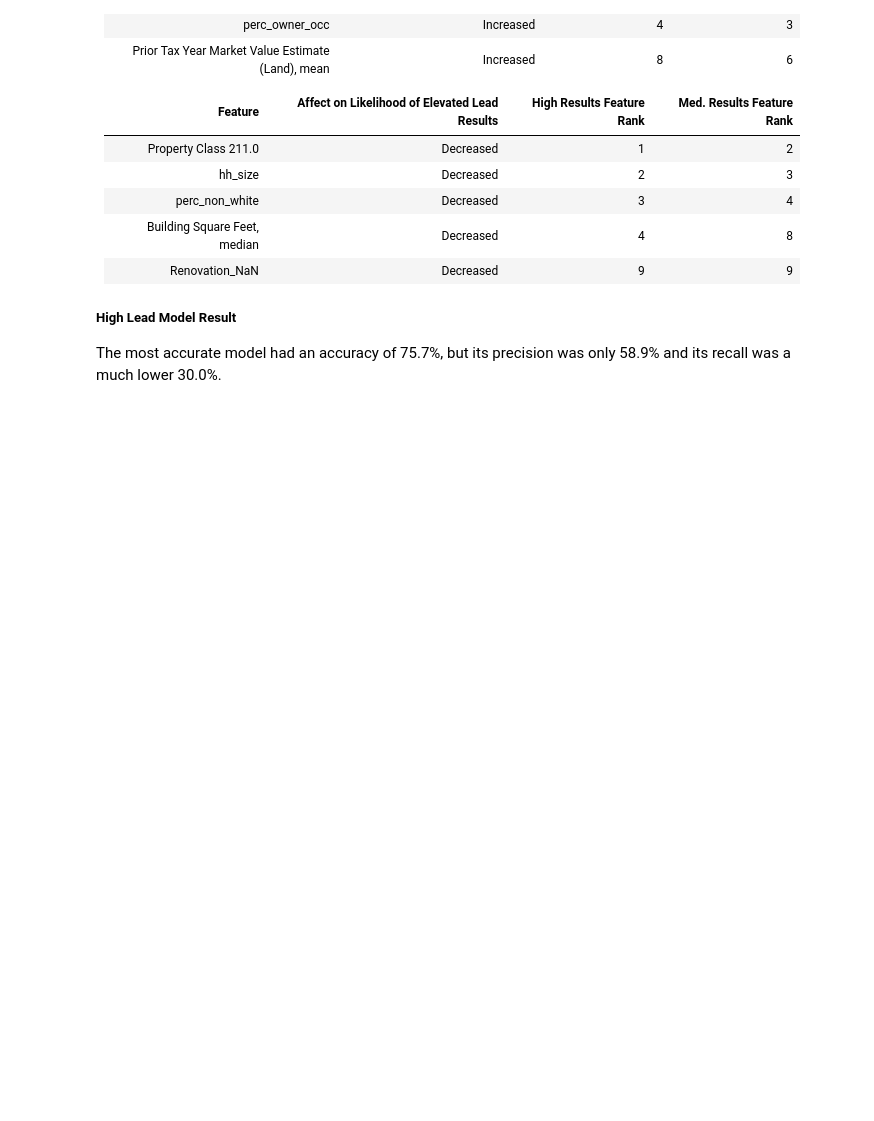
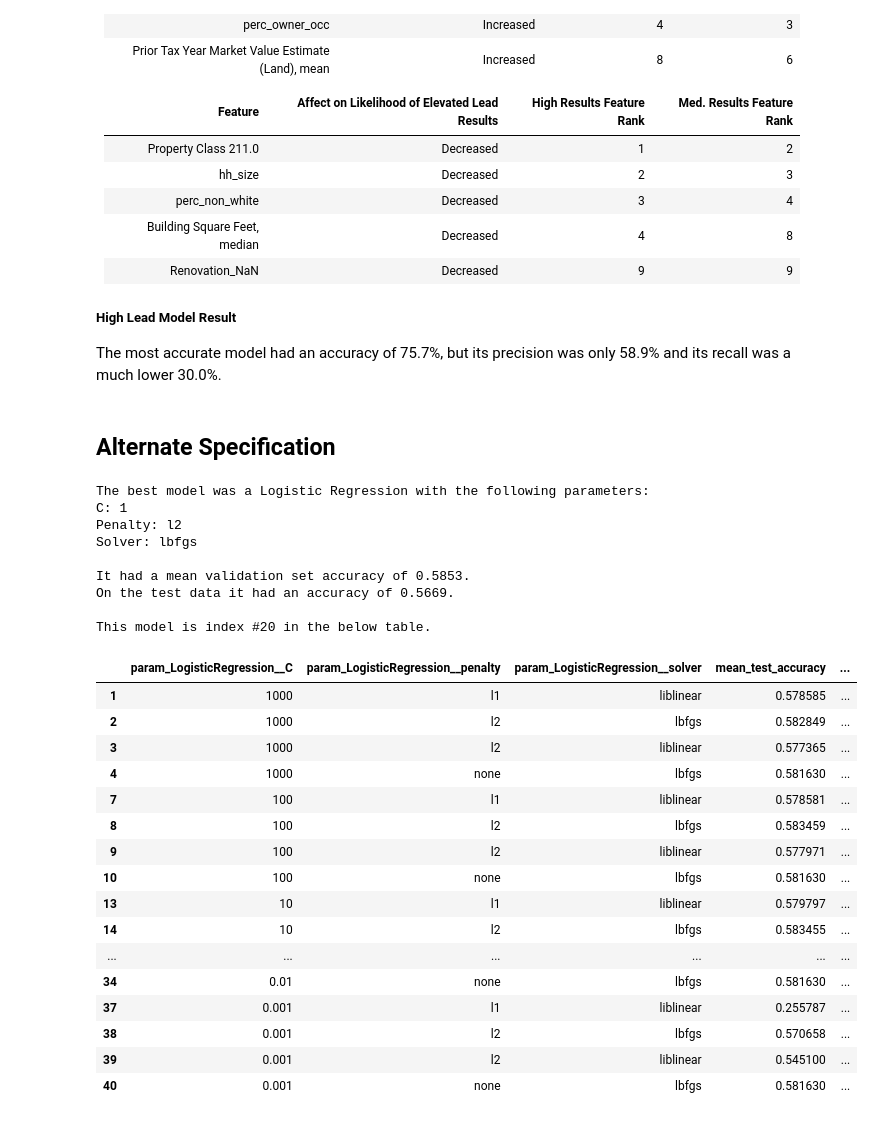
Before and after one commit to vbalza/chicago_water_lead, a Jupyter notebook: Logistic Model.ipynb, the cells around one changed output. Cells and saved outputs as stored; diff of their text form; code cells hidden in the pictures; blank space fills up the shorter version.

```diff
--- a/Logistic Model.ipynb
+++ b/Logistic Model.ipynb
@@ -387,3 +381,5 @@ There was some agreement on the most important features in both models, as the b
 
 ##### High Lead Model Result
 The most accurate model had an accuracy of 75.7%, but its precision was only 58.9% and its recall was a much lower 30.0%.
+# %% [markdown]
+## Alternate Specification
@@ -389,0 +405,67 @@ The most accurate model had an accuracy of 75.7%, but its precision was only 58.
+# %%
+params = {
+    'LogisticRegression__penalty': ['l1', 'l2', 'none'],
+    'LogisticRegression__solver': ['lbfgs', 'liblinear'],
+    'LogisticRegression__C': [1000, 100, 10, 1, 0.1, 0.01, 0.001]
+}
+grid_model_cat = GridSearchCV(estimator=pipe,
+                          param_grid=params,
+                          cv=10,
+                          scoring = {'accuracy': make_scorer(accuracy_score),
+                                     'precision': make_scorer(precision_score, average='weighted'),
+                                     'recall': make_scorer(recall_score, average='weighted')},
+                          refit='recall')
+
+grid_model_cat_result = grid_model_cat.fit(training_cat_x, training_cat_y)
+# %%
+p_cat = grid_model_cat_result.best_params_
+test_score = grid_model_cat_result.score(
+    X=test_cat_x,
+    y=test_cat_y)
+print(f'''
+The best model was a Logistic Regression with the following parameters:
+C: {p_cat['LogisticRegression__C']}
+Penalty: {p_cat['LogisticRegression__penalty']}
+Solver: {p_cat['LogisticRegression__solver']}
+
+It had a mean validation set accuracy of {round(grid_model_cat.best_score_, 4)}.
+On the test data it had an accuracy of {round(test_score, 4)}.
+
+This model is index #{grid_model_cat_result.best_index_} in the below table.
+''')
+
+results_cat_df = pd.DataFrame.from_dict(grid_model_cat_result.cv_results_)[[
+    'param_LogisticRegression__C', 'param_LogisticRegression__penalty',
+    'param_LogisticRegression__solver',
+    'mean_test_accuracy', 'rank_test_accuracy', 'mean_test_precision',
+    'rank_test_precision', 'mean_test_recall', 'rank_test_recall'
+]]
+# Gets rid of models where the solvers and params are incompatible
+results_cat_df.dropna(axis=0)
+# %% [output]
+The best model was a Logistic Regression with the following parameters:
+C: 1
+Penalty: l2
+Solver: lbfgs
+
+It had a mean validation set accuracy of 0.5853.
+On the test data it had an accuracy of 0.5669.
+
+This model is index #20 in the below table.
+|  | param_LogisticRegression__C | param_LogisticRegression__penalty | param_LogisticRegression__solver | mean_test_accuracy | ... |
+| 1 | 1000 | l1 | liblinear | 0.578585 | ... |
+| 2 | 1000 | l2 | lbfgs | 0.582849 | ... |
+| 3 | 1000 | l2 | liblinear | 0.577365 | ... |
+| 4 | 1000 | none | lbfgs | 0.581630 | ... |
+| 7 | 100 | l1 | liblinear | 0.578581 | ... |
+| 8 | 100 | l2 | lbfgs | 0.583459 | ... |
+| 9 | 100 | l2 | liblinear | 0.577971 | ... |
+| 10 | 100 | none | lbfgs | 0.581630 | ... |
+| 13 | 10 | l1 | liblinear | 0.579797 | ... |
+| 14 | 10 | l2 | lbfgs | 0.583455 | ... |
+| ... | ... | ... | ... | ... | ... |
+| 34 | 0.01 | none | lbfgs | 0.581630 | ... |
+| 37 | 0.001 | l1 | liblinear | 0.255787 | ... |
+| 38 | 0.001 | l2 | lbfgs | 0.570658 | ... |
+| 39 | 0.001 | l2 | liblinear | 0.545100 | ... |
+| 40 | 0.001 | none | lbfgs | 0.581630 | ... |
```
Also changed, not shown: parts of 13 cells of this notebook.
